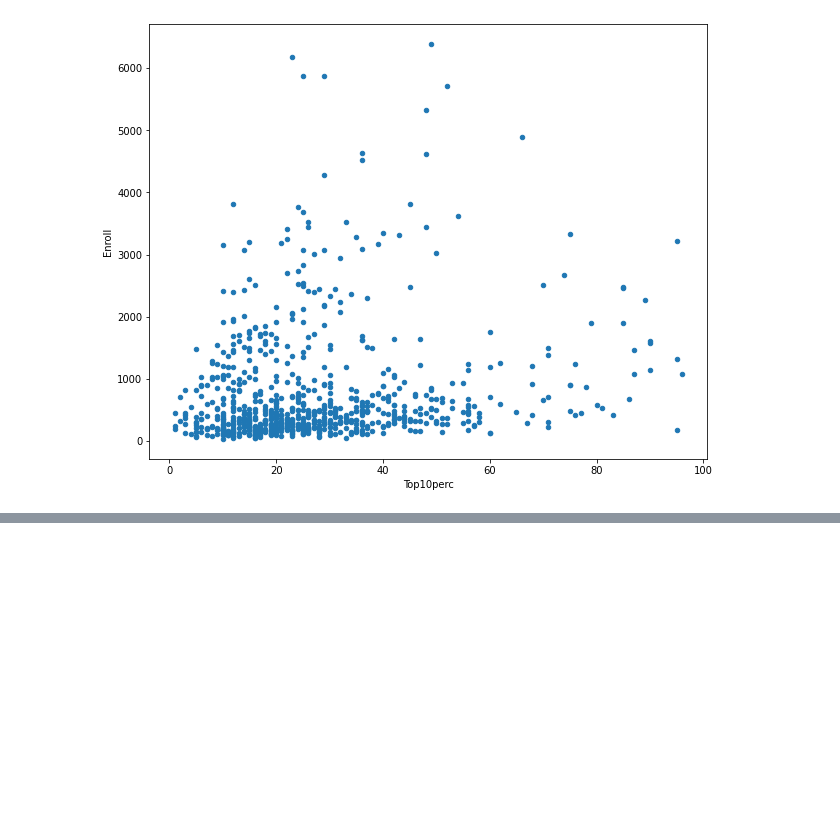
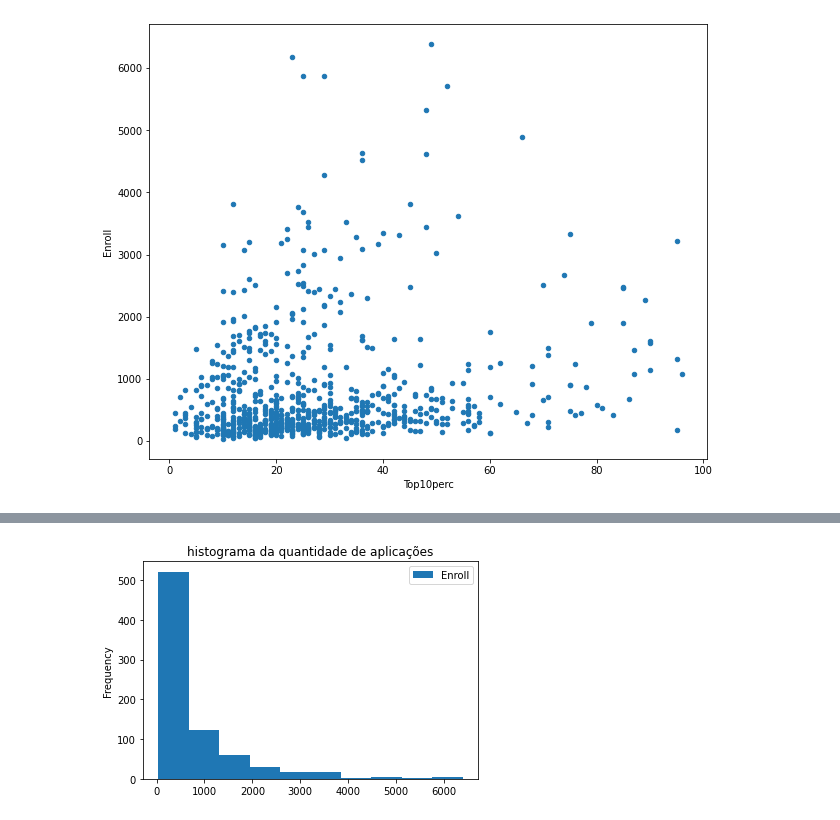
Before and after one commit to JoseCarlos458/10-estatistica, a Jupyter notebook: introducao.ipynb, the cells around one changed output, grey strips where cells are left out. Drawn from its saved outputs; the diff is of its cells as text; code cells hidden in the pictures; blank space fills up the shorter version.

```diff
--- a/introducao.ipynb
+++ b/introducao.ipynb
@@ -326,0 +334,5 @@ data.plot(x='Top10perc', y='Enroll', kind='scatter', figsize=(10,8))
+# %%
+fig2 = data['Enroll'].plot(kind='hist', legend=True, title='histograma da quantidade de aplicações').get_figure()
+fig2.savefig('test2.png')
+# %% [output]
+[figure, added]
```
Also changed, not shown: parts of 2 cells of this notebook.
